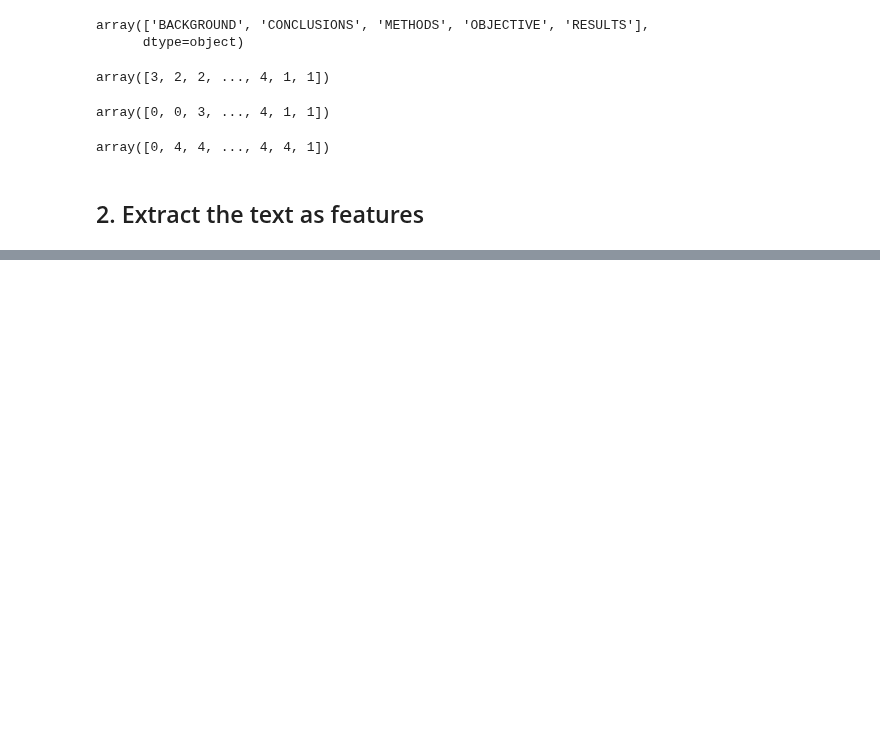
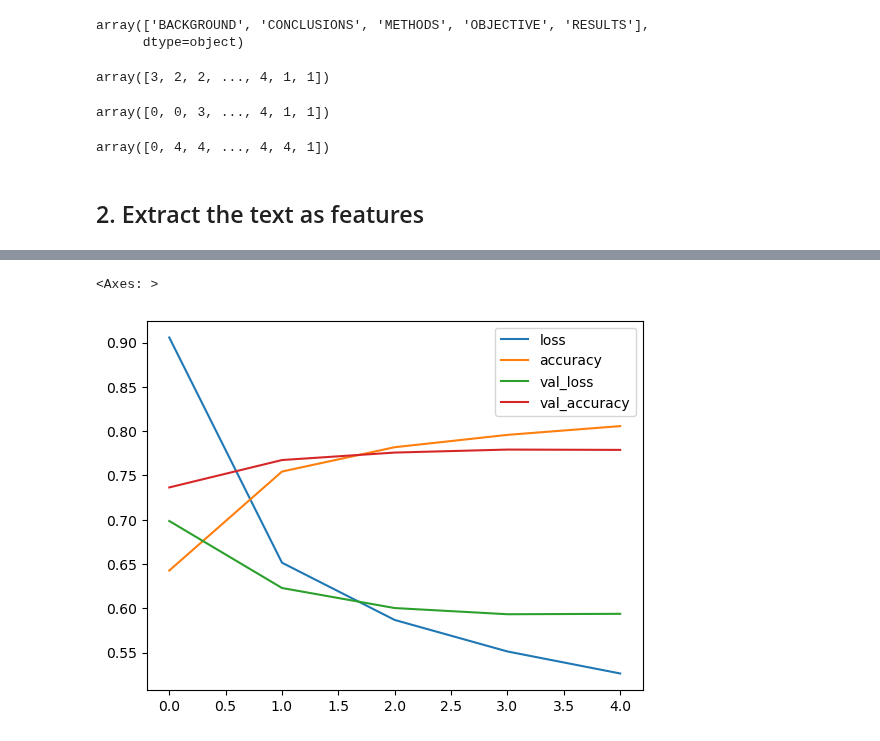
Before and after one commit to poolGolez/project-roosevelt, a Jupyter notebook: skim-literature-using-intermediate-models.ipynb, the cells around one changed output, grey strips where cells are left out. Cells and saved outputs as stored; diff of their text form; code cells hidden in the pictures; blank space fills up the shorter version.

```diff
--- a/skim-literature-using-intermediate-models.ipynb
+++ b/skim-literature-using-intermediate-models.ipynb
@@ -158,0 +214,4 @@ len(test_df), test_df
+# %%
+char_vectorizer.adapt(train_dataset['abstract_text'])
+char_vocab = char_vectorizer.get_vocabulary()
+print(f"Length of vocabulary: {len(char_vocab)}")
@@ -158,0 +247,12 @@ len(test_df), test_df
+# %%
+from tensorflow.keras.layers import Embedding
+
+CHAR_EMBEDDING_DIMENSION=25
+
+def make_char_embedding():
+    return Embedding(
+        input_dim=len(char_vocab),
+        output_dim=CHAR_EMBEDDING_DIMENSION,
+        input_length=CHAR_SEQUENCE_OUTPUT_LENGTH,
+        mask_zero=True
+    )
@@ -158,0 +282,17 @@ len(test_df), test_df
+# %%
+from tensorflow.keras import Sequential
+from tensorflow.keras.layers import Conv1D, GlobalAveragePooling1D, GlobalMaxPooling1D, Dense
+
+def build_model_2():
+    return Sequential([
+        Input(shape=(1,), dtype=tf.string),
+        char_vectorizer,
+        make_char_embedding(),
+        Conv1D(64, 30, activation='relu'),
+        GlobalMaxPooling1D(),
+#         GlobalAveragePooling1D(),
+        Dense(len(CLASSES), activation='softmax')
+    ])
+
+model_2 = build_model_2()
+model_2.summary()
@@ -158,0 +317,10 @@ len(test_df), test_df
+# %%
+model_2.compile(
+    loss=SparseCategoricalCrossentropy(),
+    optimizer=Adam(),
+    metrics=['accuracy']
+)
+
+model_2_history = model_2.fit(train_df,
+                              epochs=5,
+                              validation_data=val_df)
@@ -158,0 +338,5 @@ len(test_df), test_df
+# %%
+pd.DataFrame(model_2_history.history).plot()
+# %% [output]
+<Axes: >
+[figure, added]
```
Also changed, not shown: parts of 26 cells of this notebook.
